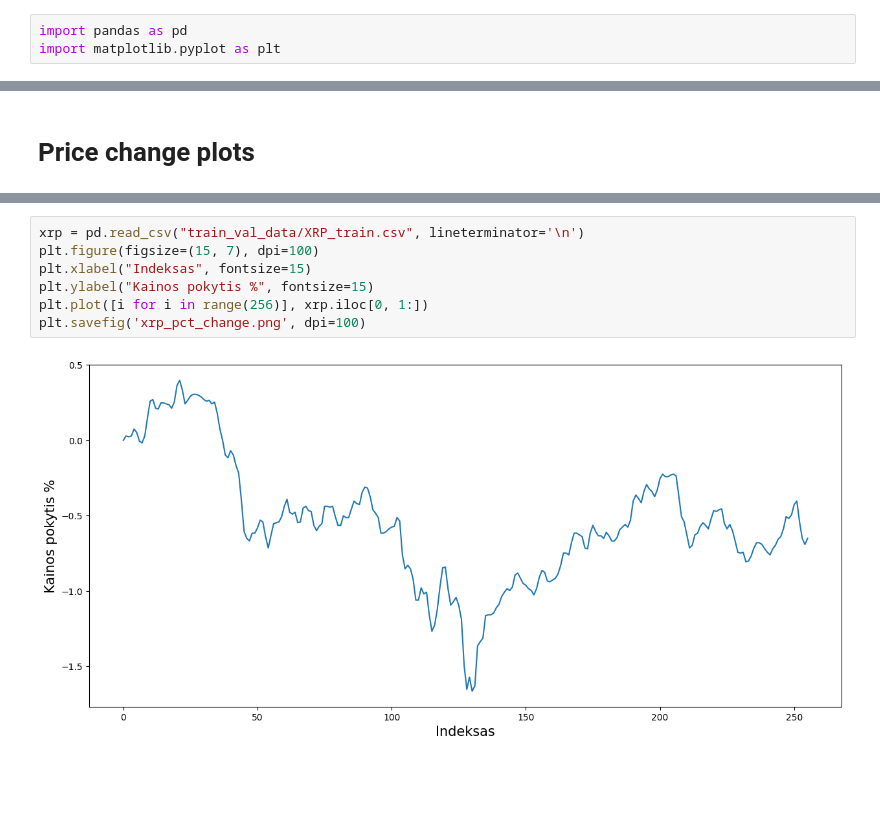
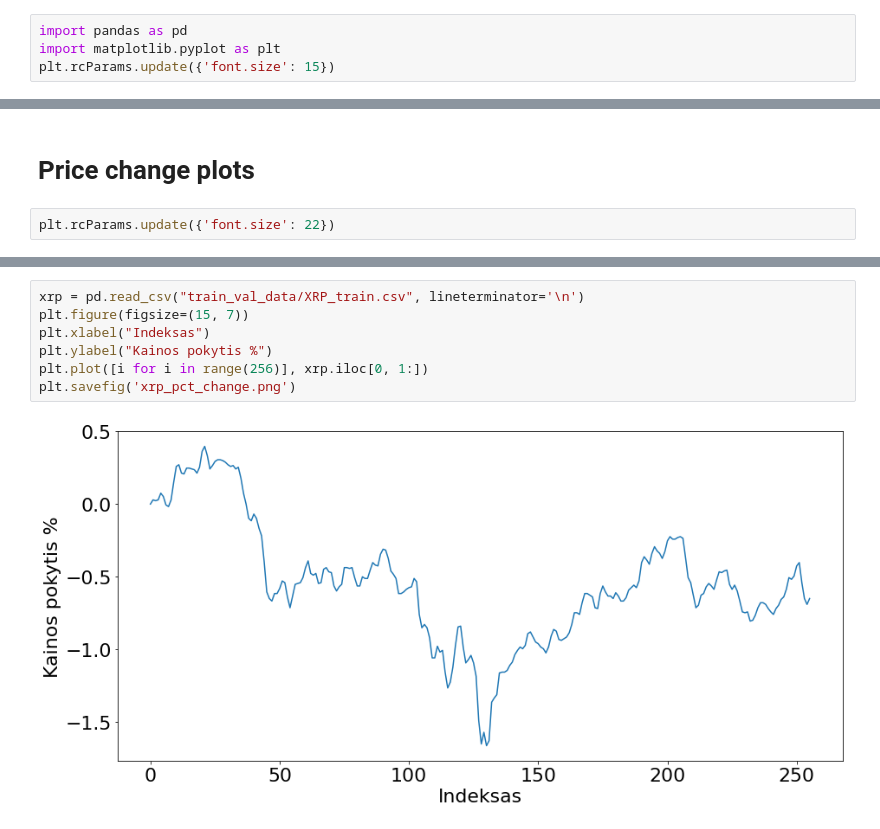
Before and after one commit to MGaulia/CLIP-Timeseries, a Jupyter notebook: images.ipynb, the cells around one changed output, grey strips where cells are left out. Saved outputs shown, nothing was run; the diff lists cells and outputs as text; blank space fills up the shorter version.

```diff
--- a/images.ipynb
+++ b/images.ipynb
@@ -1,6 +1,7 @@
 # %%
 import pandas as pd
 import matplotlib.pyplot as plt
+plt.rcParams.update({'font.size': 15})
 # %%
 ls clean_data/prices
 # %% [output]
@@ -182,5 +183,7 @@ plt.show()
 # %% [markdown]
 # Price change plots
+# %%
+plt.rcParams.update({'font.size': 22})
 # %%
 btc = pd.read_csv("train_val_data/BTC_train.csv", lineterminator='\n')
 plt.figure(figsize=(15, 7))
@@ -202,9 +205,9 @@ plt.savefig('eth_pct_change.png')
 # %%
 xrp = pd.read_csv("train_val_data/XRP_train.csv", lineterminator='\n')
-plt.figure(figsize=(15, 7), dpi=100)
-plt.xlabel("Indeksas", fontsize=15)
-plt.ylabel("Kainos pokytis %", fontsize=15)
+plt.figure(figsize=(15, 7))
+plt.xlabel("Indeksas")
+plt.ylabel("Kainos pokytis %")
 plt.plot([i for i in range(256)], xrp.iloc[0, 1:])
-plt.savefig('xrp_pct_change.png', dpi=100)
+plt.savefig('xrp_pct_change.png')
 # %% [output]
-[figure, old version]
+[figure, new version]
```
Also changed, not shown: parts of 6 cells of this notebook, 4 other files.
